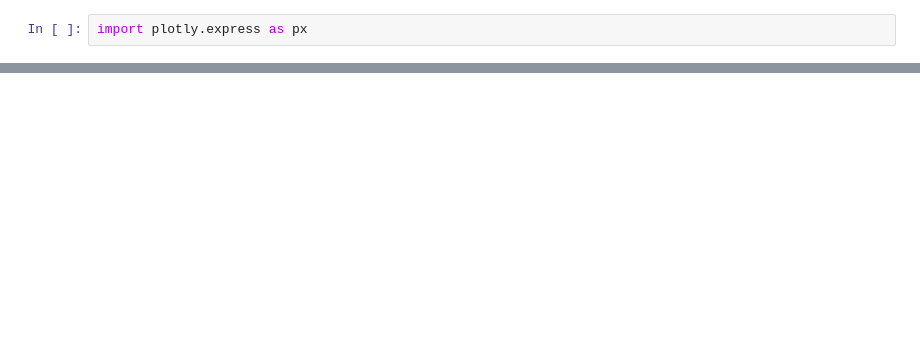
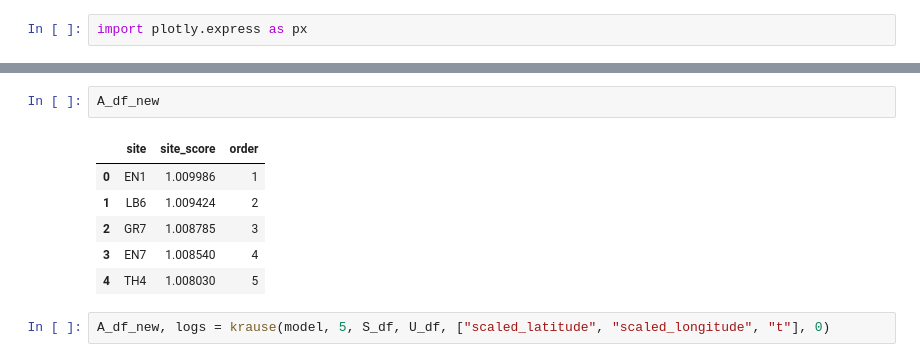
Before and after one commit to bikeclub51/london-aq, a Jupyter notebook: code/optimization/krause.ipynb, the cells around one changed output, grey strips where cells are left out. Drawn from its saved outputs; the diff is of its cells as text; blank space fills up the shorter version.

```diff
--- a/code/optimization/krause.ipynb
+++ b/code/optimization/krause.ipynb
@@ -209,0 +262,11 @@ fig.show(renderer="notebook")
+# %%
+A_df_new
+# %% [output]
+|  | site | site_score | order |
+| 0 | EN1 | 1.009986 | 1 |
+| 1 | LB6 | 1.009424 | 2 |
+| 2 | GR7 | 1.008785 | 3 |
+| 3 | EN7 | 1.008540 | 4 |
+| 4 | TH4 | 1.008030 | 5 |
+# %%
+A_df_new, logs = krause(model, 5, S_df, U_df, ["scaled_latitude", "scaled_longitude", "t"], 0)
```
Also changed, not shown: parts of 27 cells of this notebook.
